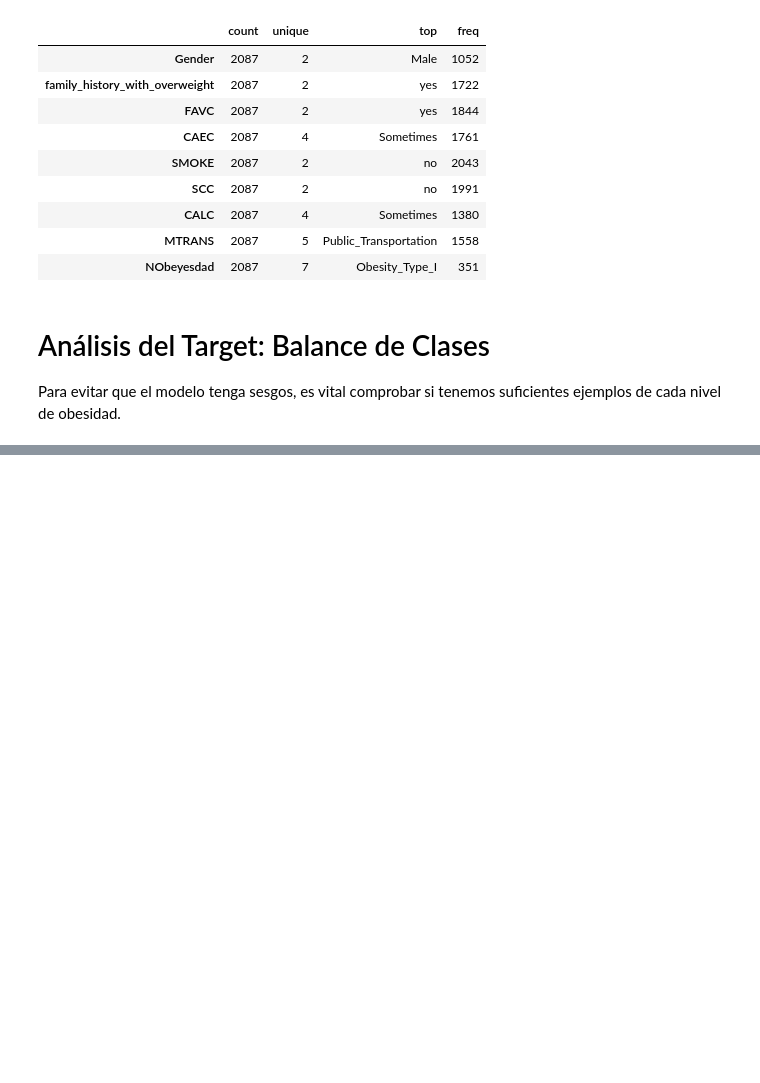
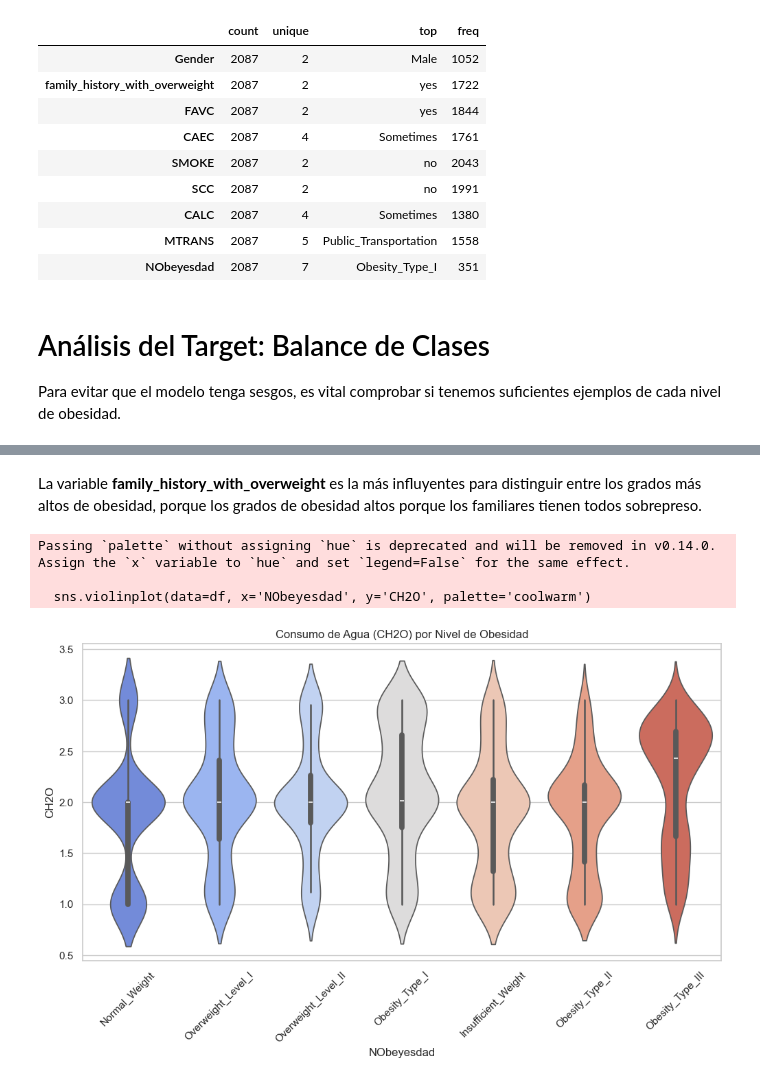
Before and after one commit to Bootcamp-IA-P6/p7_g1_multiclase, a Jupyter notebook: notebooks/eda_obesity_g.ipynb, the cells around one changed output, grey strips where cells are left out. Drawn from its saved outputs; the diff is of its cells as text; code cells hidden in the pictures; blank space fills up the shorter version.

```diff
--- a/notebooks/eda_obesity_g.ipynb
+++ b/notebooks/eda_obesity_g.ipynb
@@ -166,0 +230,13 @@ Name: proportion, dtype: float64
+# %% [markdown]
+La variable **family_history_with_overweight** es la más influyentes para distinguir entre los grados más altos de obesidad, porque los grados de obesidad altos porque los familiares tienen todos sobrepreso.
+# %%
+plt.figure(figsize=(12, 6))
+sns.violinplot(data=df, x='NObeyesdad', y='CH2O', palette='coolwarm')
+plt.title('Consumo de Agua (CH2O) por Nivel de Obesidad')
+plt.xticks(rotation=45)
+plt.show()
+# %% [output]
+Passing `palette` without assigning `hue` is deprecated and will be removed in v0.14.0. Assign the `x` variable to `hue` and set `legend=False` for the same effect.
+
+  sns.violinplot(data=df, x='NObeyesdad', y='CH2O', palette='coolwarm')
+[figure, added]
```
Also changed, not shown: parts of 9 cells of this notebook, 1 other file.
